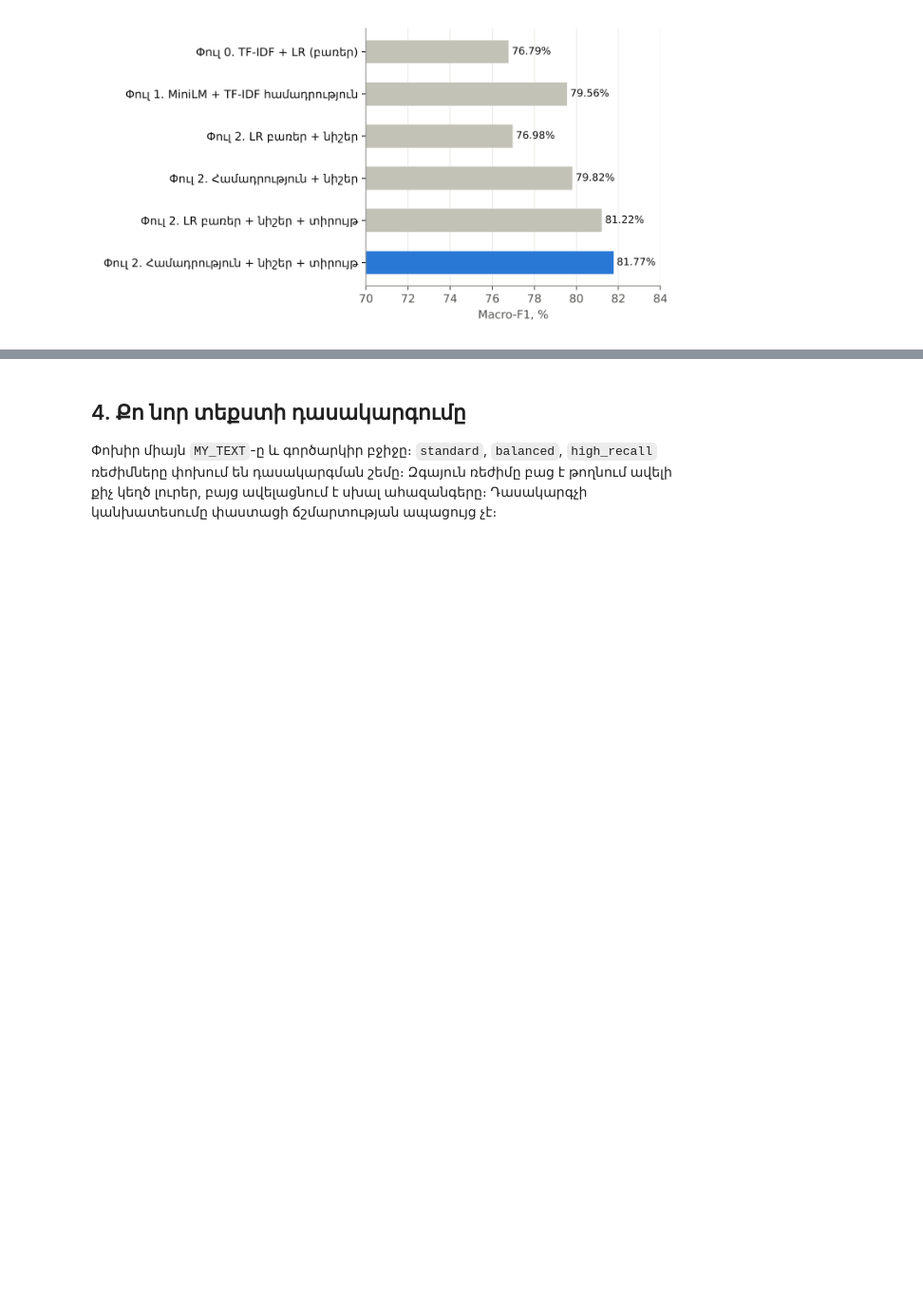
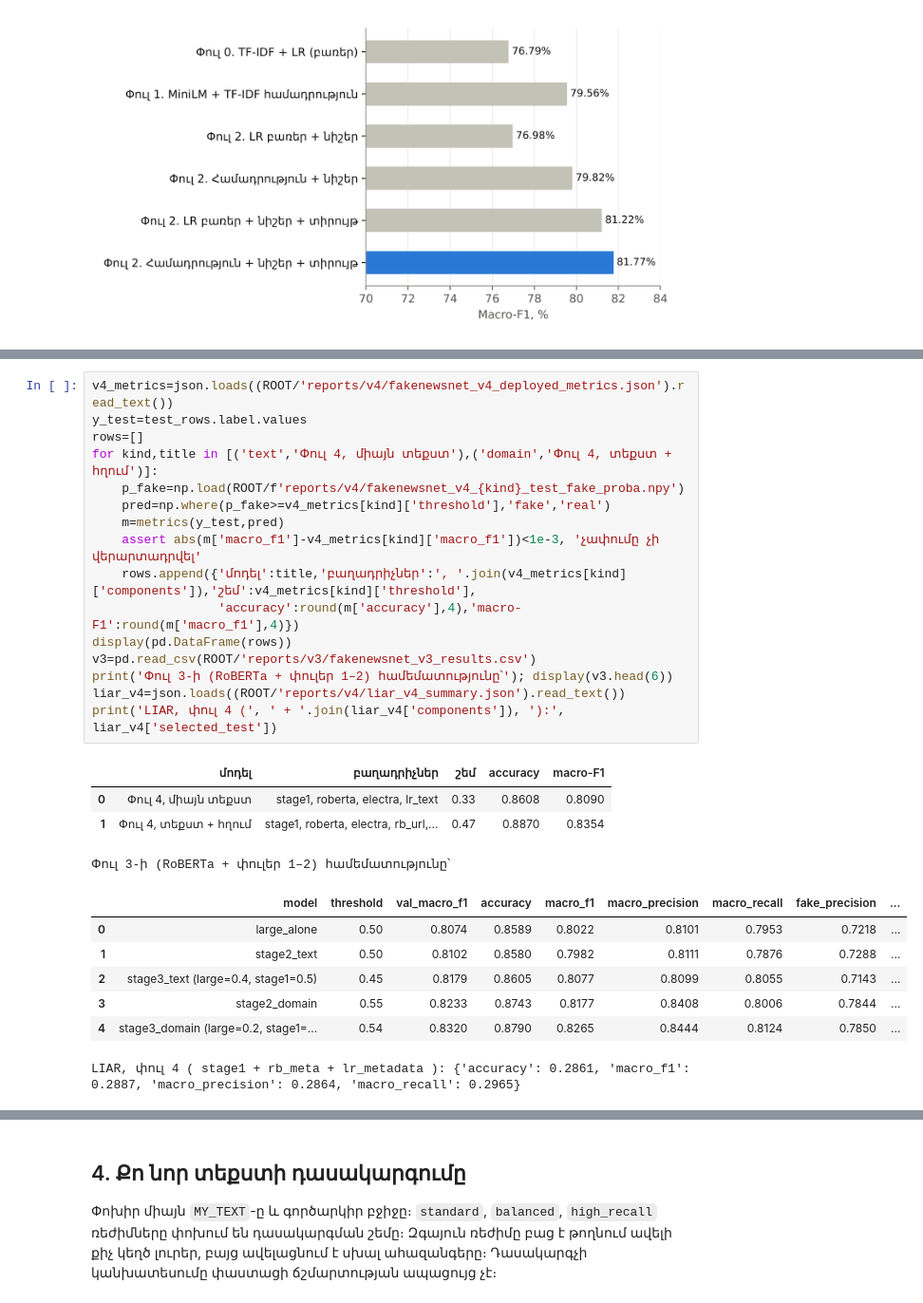
Before and after one commit to marrr862/course-work-3, a Jupyter notebook: Final_Practical.ipynb, the cells around one changed output, grey strips where cells are left out. Shown at 95% size. Saved outputs shown, nothing was run; the diff lists cells and outputs as text; blank space fills up the shorter version.

```diff
--- a/Final_Practical.ipynb
+++ b/Final_Practical.ipynb
@@ -182,0 +186,28 @@ domain α = 0.5 շեմ = 0.55 accuracy = 0.8743 macro-F1 = 0.8177
+# %%
+v4_metrics=json.loads((ROOT/'reports/v4/fakenewsnet_v4_deployed_metrics.json').read_text())
+y_test=test_rows.label.values
+rows=[]
+for kind,title in [('text','Փուլ 4, միայն տեքստ'),('domain','Փուլ 4, տեքստ + հղում')]:
+    p_fake=np.load(ROOT/f'reports/v4/fakenewsnet_v4_{kind}_test_fake_proba.npy')
+    pred=np.where(p_fake>=v4_metrics[kind]['threshold'],'fake','real')
+    m=metrics(y_test,pred)
+    assert abs(m['macro_f1']-v4_metrics[kind]['macro_f1'])<1e-3, 'չափումը չի վերարտադրվել'
+    rows.append({'մոդել':title,'բաղադրիչներ':', '.join(v4_metrics[kind]['components']),'շեմ':v4_metrics[kind]['threshold'],
+                 'accuracy':round(m['accuracy'],4),'macro-F1':round(m['macro_f1'],4)})
+display(pd.DataFrame(rows))
+v3=pd.read_csv(ROOT/'reports/v3/fakenewsnet_v3_results.csv')
+print('Փուլ 3-ի (RoBERTa + փուլեր 1–2) համեմատությունը՝'); display(v3.head(6))
+liar_v4=json.loads((ROOT/'reports/v4/liar_v4_summary.json').read_text())
+print('LIAR, փուլ 4 (', ' + '.join(liar_v4['components']), '):', liar_v4['selected_test'])
+# %% [output]
+|  | մոդել | բաղադրիչներ | շեմ | accuracy | macro-F1 |
+| 0 | Փուլ 4, միայն տեքստ | stage1, roberta, electra, lr_text | 0.33 | 0.8608 | 0.8090 |
+| 1 | Փուլ 4, տեքստ + հղում | stage1, roberta, electra, rb_url,... | 0.47 | 0.8870 | 0.8354 |
+Փուլ 3-ի (RoBERTa + փուլեր 1–2) համեմատությունը՝
+|  | model | threshold | val_macro_f1 | accuracy | macro_f1 | macro_precision | macro_recall | fake_precision | ... |
+| 0 | large_alone | 0.50 | 0.8074 | 0.8589 | 0.8022 | 0.8101 | 0.7953 | 0.7218 | ... |
+| 1 | stage2_text | 0.50 | 0.8102 | 0.8580 | 0.7982 | 0.8111 | 0.7876 | 0.7288 | ... |
+| 2 | stage3_text (large=0.4, stage1=0.5) | 0.45 | 0.8179 | 0.8605 | 0.8077 | 0.8099 | 0.8055 | 0.7143 | ... |
+| 3 | stage2_domain | 0.55 | 0.8233 | 0.8743 | 0.8177 | 0.8408 | 0.8006 | 0.7844 | ... |
+| 4 | stage3_domain (large=0.2, stage1=... | 0.54 | 0.8320 | 0.8790 | 0.8265 | 0.8444 | 0.8124 | 0.7850 | ... |
+LIAR, փուլ 4 ( stage1 + rb_meta + lr_metadata ): {'accuracy': 0.2861, 'macro_f1': 0.2887, 'macro_precision': 0.2864, 'macro_recall': 0.2965}
```
Also changed, not shown: parts of 12 cells of this notebook, 26 other files.
